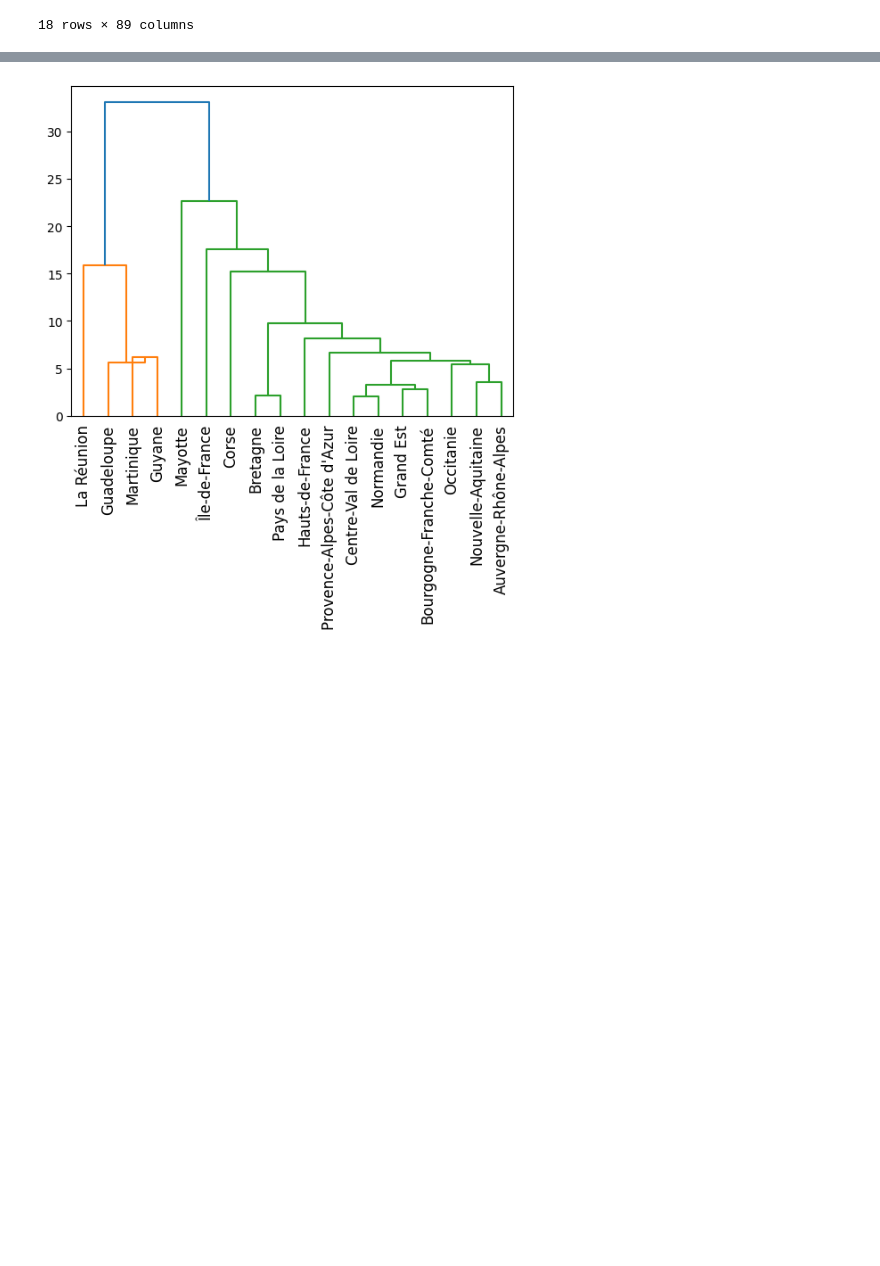
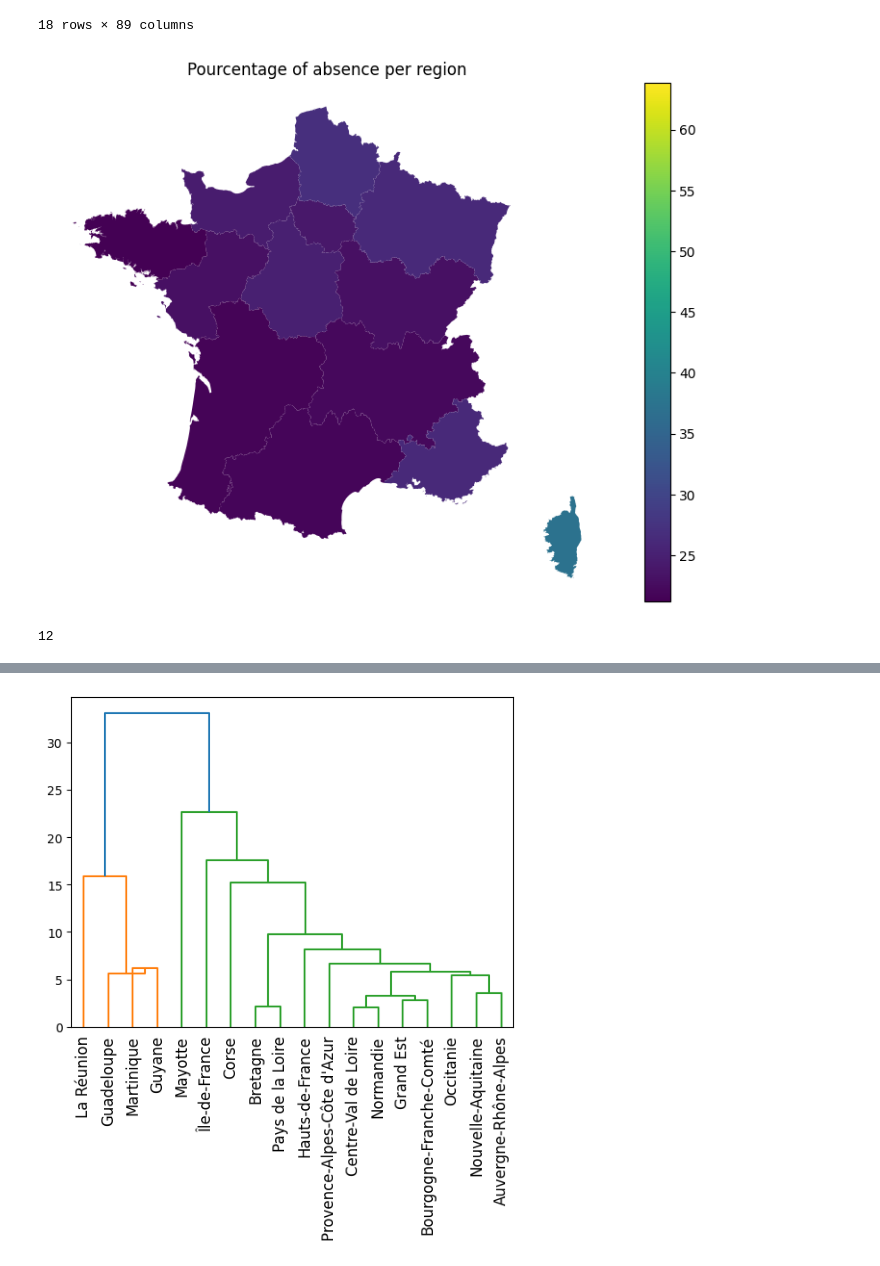
Before and after one commit to Abdellah-Laassairi/apst2-model-based-clustering, a Jupyter notebook: Presidential_elections_clustering.ipynb, the cells around one changed output, grey strips where cells are left out. Drawn from its saved outputs; the diff is of its cells as text; code cells hidden in the pictures; blank space fills up the shorter version.

Commit message:
Added cadastral plots and fixes

```diff
--- a/Presidential_elections_clustering.ipynb
+++ b/Presidential_elections_clustering.ipynb
@@ -76,6 +80,15 @@ data
 | 16 | 4 | La Réunion | Complet | 675539 | 313159 | 46.36 | 362380 | ... |
 | 17 | 6 | Mayotte | Complet | 92187 | 55024 | 59.69 | 37163 | ... |
 18 rows × 89 columns
+# %%
+# load the shapefile with the defined CRS
+result_map = gpd.read_file("data/geodata/rВgions_2016.shp")
+result_map["Code de la région"]=[52,32,93,75,44,28,84,53,27,94,24,76,11 ]
+result_map["Code de la région"]=result_map["Code de la région"].astype(int).astype(str)
+data["Code de la région"]=data["Code de la région"].astype(int).astype(str)
+data = data.sort_values(by="Code de la région")
+geo_data = pd.merge(data,result_map,on='Code de la région', how='left')
+geo_data =gpd.GeoDataFrame(geo_data)
 # %%
 regions = data['Libellé de la région'].to_numpy()
 #plt.bar(regions, 100 - data['% Vot/Ins'].to_numpy())
@@ -84,3 +97,16 @@ new_y=  (100 - data['% Vot/Ins']).to_numpy()
 # plt.title('Abstention %', fontweight="bold")
 
 px.bar(x=regions, y=new_y, title="% Abstention ")
+# %%
+ax = geo_data.plot(column="% Abs/Ins",
+    legend=True,
+    figsize=(10, 7),
+    )
+ax.set_title("Pourcentage of absence per region")
+ax.set_axis_off()
+# %% [output]
+[figure, added]
+# %%
+len(candidats)
+# %% [output]
+12
```
Also changed, not shown: parts of 6 cells of this notebook.
